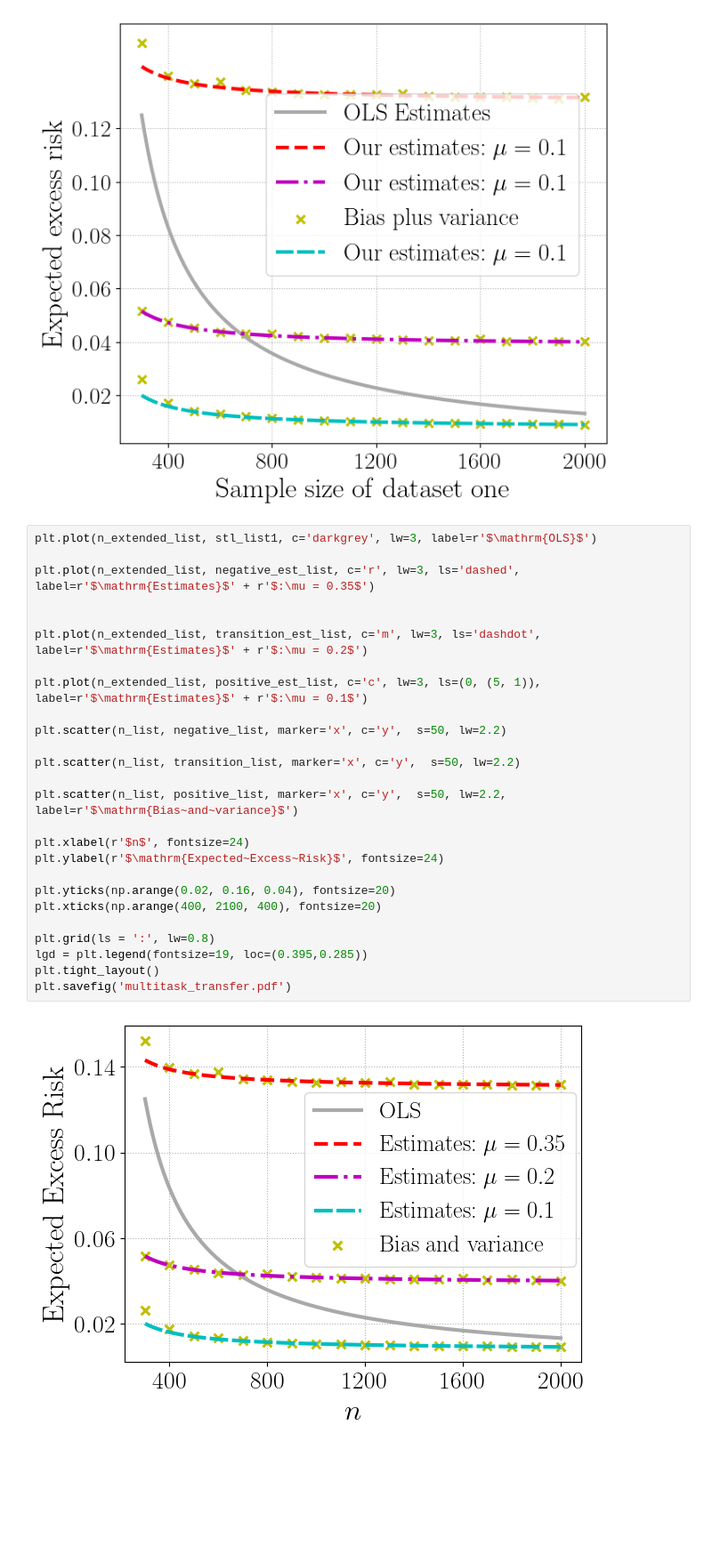
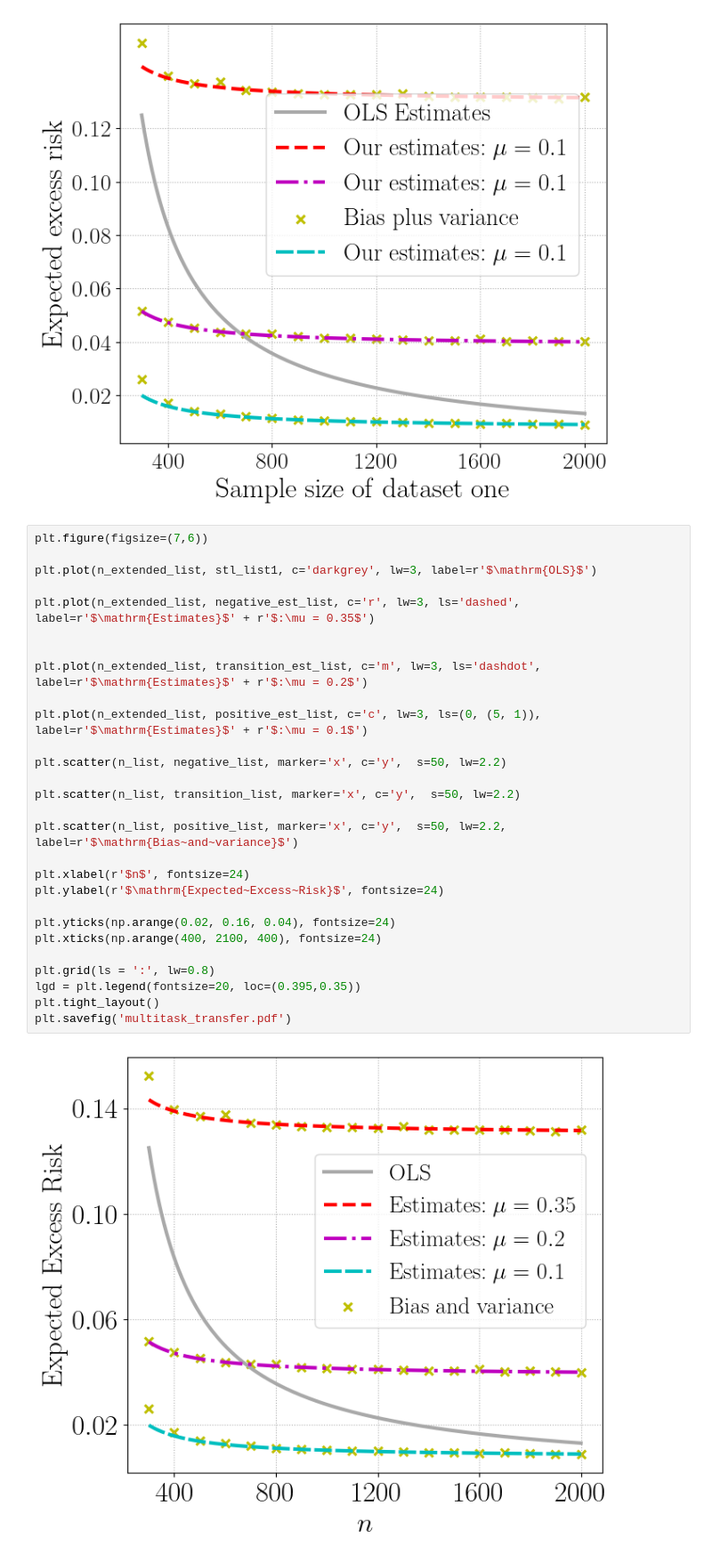
Before and after one commit to VirtuosoResearch/Transfer_learning_random_matrix_simulations, a Jupyter notebook: notebooks/multitask.ipynb, the cells around one changed output. Shown at 89% size. Drawn from its saved outputs; the diff is of its cells as text; blank space fills up the shorter version.

```diff
--- a/notebooks/multitask.ipynb
+++ b/notebooks/multitask.ipynb
@@ -264,30 +267,32 @@ plt.savefig('multitask_transfer.eps')
 The PostScript backend does not support transparency; partially transparent artists will be rendered opaque.
 [figure]
 # %%
+plt.figure(figsize=(7,6))
+
 plt.plot(n_extended_list, stl_list1, c='darkgrey', lw=3, label=r'$\mathrm{OLS}$')
 
 plt.plot(n_extended_list, negative_est_list, c='r', lw=3, ls='dashed', label=r'$\mathrm{Estimates}$' + r'$:\mu = 0.35$')
 
 
 plt.plot(n_extended_list, transition_est_list, c='m', lw=3, ls='dashdot', label=r'$\mathrm{Estimates}$' + r'$:\mu = 0.2$')
 
 plt.plot(n_extended_list, positive_est_list, c='c', lw=3, ls=(0, (5, 1)), label=r'$\mathrm{Estimates}$' + r'$:\mu = 0.1$')
 
 plt.scatter(n_list, negative_list, marker='x', c='y',  s=50, lw=2.2)
 
 plt.scatter(n_list, transition_list, marker='x', c='y',  s=50, lw=2.2)
 
 plt.scatter(n_list, positive_list, marker='x', c='y',  s=50, lw=2.2, label=r'$\mathrm{Bias~and~variance}$')
 
 plt.xlabel(r'$n$', fontsize=24)
 plt.ylabel(r'$\mathrm{Expected~Excess~Risk}$', fontsize=24)
 
-plt.yticks(np.arange(0.02, 0.16, 0.04), fontsize=20)
-plt.xticks(np.arange(400, 2100, 400), fontsize=20)
+plt.yticks(np.arange(0.02, 0.16, 0.04), fontsize=24)
+plt.xticks(np.arange(400, 2100, 400), fontsize=24)
 
 plt.grid(ls = ':', lw=0.8)
-lgd = plt.legend(fontsize=19, loc=(0.395,0.285))
+lgd = plt.legend(fontsize=20, loc=(0.395,0.35))
 plt.tight_layout()
 plt.savefig('multitask_transfer.pdf')
 # %% [output]
-[figure, old version]
+[figure, new version]
```
Also changed, not shown: parts of 3 cells of this notebook, 4 other files.
